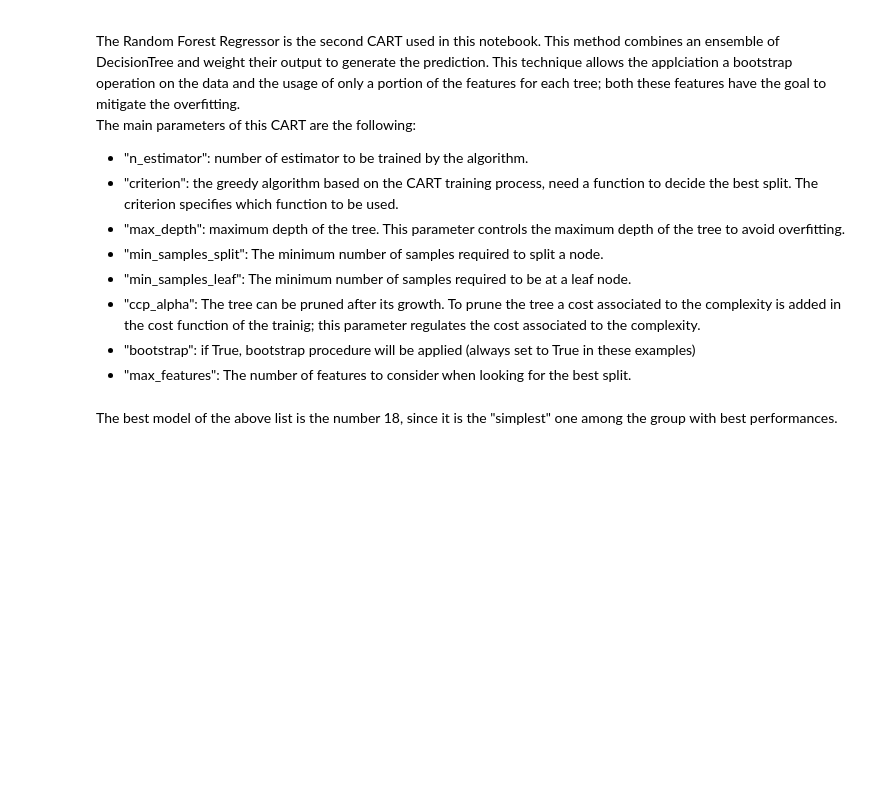
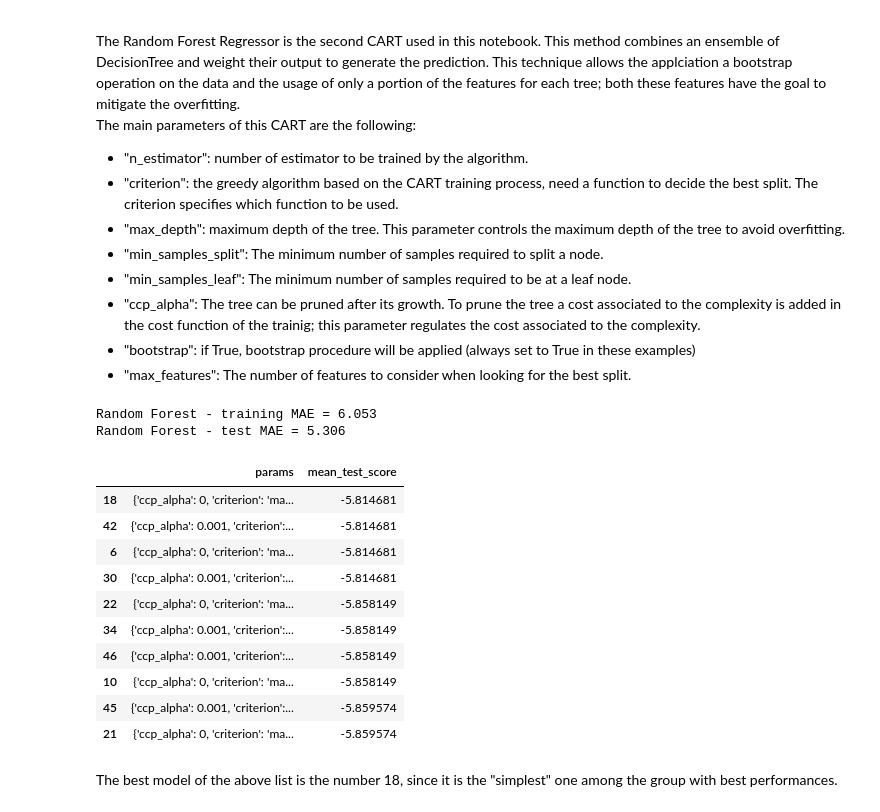
Before and after one commit to peppusnight/TimeSeriesForecasting, a Jupyter notebook: ClassicML/TS_forecasting_project.ipynb, the cells around one changed output. Cells and saved outputs as stored; diff of their text form; code cells hidden in the pictures; blank space fills up the shorter version.

```diff
--- a/ClassicML/TS_forecasting_project.ipynb
+++ b/ClassicML/TS_forecasting_project.ipynb
@@ -179,9 +213,10 @@ The Decision Tree Regressor is the first CART used in this notebook. The main pa
 Here below there is example of decision tree usage on univariate timeseries (the female dataset births dataset).
 # %%
 ############## Data Preprocessing Params ##############
-n_in = 6 # Number of "previous data" to use as input
+n_in = 5 # Number of "previous data" to use as input
 n_ahead = 1 # Number of step ahead to predict
 single_output = True # If True, predicts only the last n_ahead value; else it predicts all the values "in between"
+single_feature = True # If True, use only last columns as output tag
 n_out = 1 if single_output else n_ahead # Number of outputs of the model
 train_size = 0.8 # Size of the training set
 n_splits = 5 # Number of splits for cross validation
@@ -319,24 +385,38 @@ The Random Forest Regressor is the second CART used in this notebook. This metho
 # %%
 force_retraining = False
 gs = GridSearchCV(estimator=RandomForestRegressor(random_state=0), cv=ts_splits,
                   param_grid={
                       'n_estimators': [10, 100, 1000],
                       'criterion':['mae'],
                       'max_depth':[10,100],
                       'min_samples_split': [5, 10, 100, 500],
                       'ccp_alpha': [0,0.001]
                   },
                   scoring='neg_mean_absolute_error',
-                  verbose=0, n_jobs=-1)
+                  verbose=10, n_jobs=-1)
 if force_retraining:
     gs.fit(data_train[:, :-n_out], data_train[:, -n_out:].ravel())
     joblib.dump(gs, 'models/Univariate/RandomForest.pkl')
 else:
     gs = joblib.load('models/Univariate/RandomForest.pkl')
 print('Random Forest - training MAE = {:.3f}'.format(abs(gs.cv_results_['mean_test_score'][0])))
 print('Random Forest - test MAE = {:.3f}'.format(mean_absolute_error(testy, gs.best_estimator_.predict(testX))))
 gs_res = pd.DataFrame(gs.cv_results_).sort_values(by='rank_test_score')[['params','mean_test_score']]
 gs_res.head(10)
+# %% [output]
+Random Forest - training MAE = 6.053
+Random Forest - test MAE = 5.306
+|  | params | mean_test_score |
+| 18 | {'ccp_alpha': 0, 'criterion': 'ma... | -5.814681 |
+| 42 | {'ccp_alpha': 0.001, 'criterion':... | -5.814681 |
+| 6 | {'ccp_alpha': 0, 'criterion': 'ma... | -5.814681 |
+| 30 | {'ccp_alpha': 0.001, 'criterion':... | -5.814681 |
+| 22 | {'ccp_alpha': 0, 'criterion': 'ma... | -5.858149 |
+| 34 | {'ccp_alpha': 0.001, 'criterion':... | -5.858149 |
+| 46 | {'ccp_alpha': 0.001, 'criterion':... | -5.858149 |
+| 10 | {'ccp_alpha': 0, 'criterion': 'ma... | -5.858149 |
+| 45 | {'ccp_alpha': 0.001, 'criterion':... | -5.859574 |
+| 21 | {'ccp_alpha': 0, 'criterion': 'ma... | -5.859574 |
 # %% [markdown]
 The best model of the above list is the number 18, since it is the "simplest" one among the group with best performances.
 # %%
```
Also changed, not shown: parts of 33 cells of this notebook, 25 other files.
